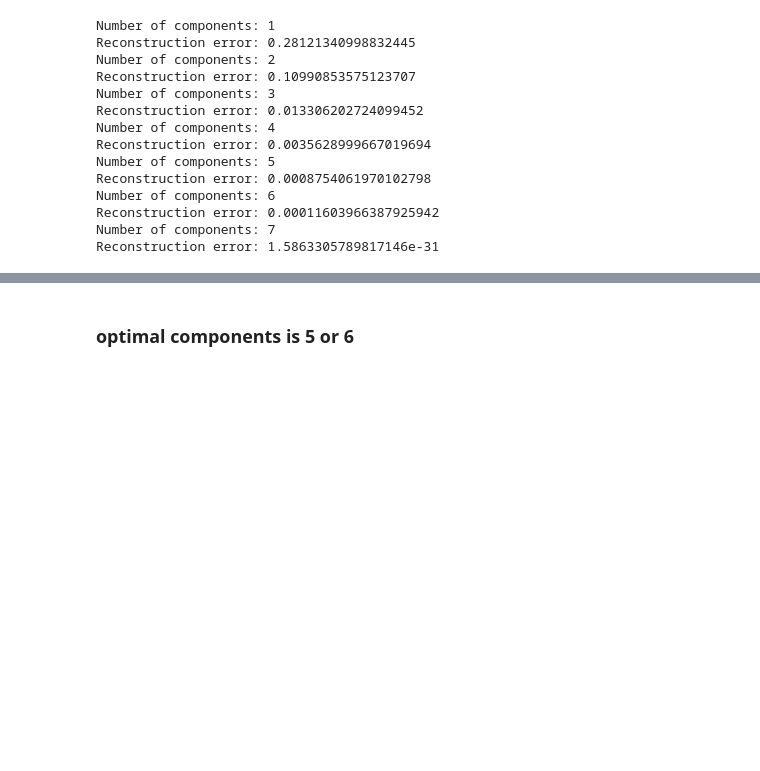
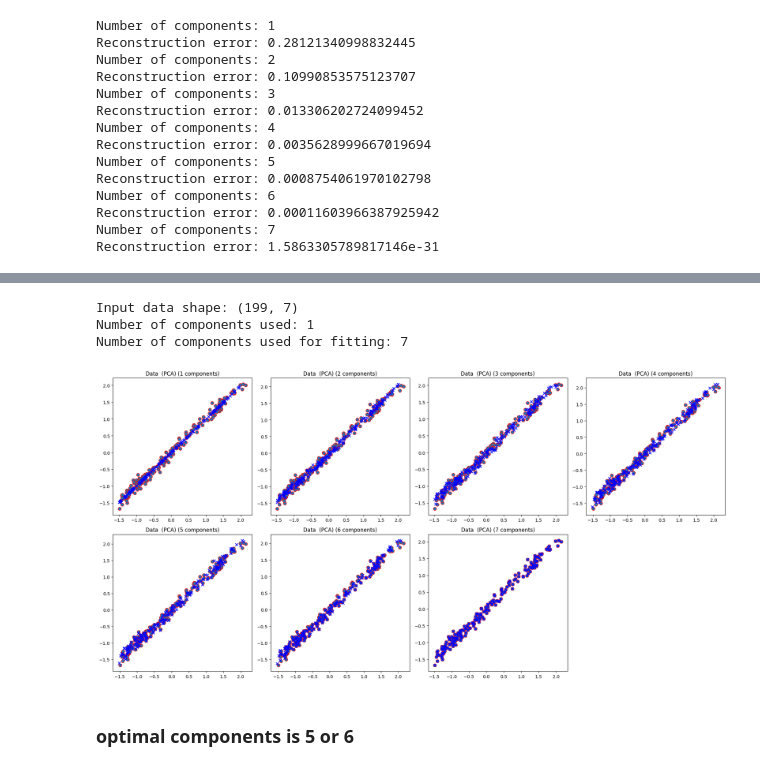
Before and after one commit to faridahamid/unsupervised-machine-learning-seeds-data, a Jupyter notebook: Unsupervised_seed.ipynb, the cells around one changed output, grey strips where cells are left out. Saved outputs shown, nothing was run; the diff lists cells and outputs as text; code cells hidden in the pictures; blank space fills up the shorter version.

```diff
--- a/Unsupervised_seed.ipynb
+++ b/Unsupervised_seed.ipynb
@@ -228,3 +211,32 @@ for n_components in range(1, 8):
+# %%
+print(f"Input data shape: {X.shape}")
+print(f"Number of components used: {i+1}")
+print(f"Number of components used for fitting: {pca.n_components}")
+# %% [output]
+Input data shape: (199, 7)
+Number of components used: 1
+Number of components used for fitting: 7
+# %%
+from sklearn.metrics import mean_squared_error
+
+plt.figure(figsize=(20, 10))
+for i in range(1, 8):
+    # Apply PCA
+    pca = PCA(n_components=i)
+    pca_1 = pca.fit_transform(X)
+
+    X_new = pca.inverse_transform(pca_1)
+    error = mean_squared_error(X, X_new)
+
+    plt.subplot(2, 4, i)
+    plt.scatter(X[:, 0], X[:, 1], edgecolor='red', s=50)
+    plt.scatter(X_new[:, 0], X_new[:, 1], c='blue', marker='x')
+    plt.title(f'Data  (PCA) ({i} components)')
+
+plt.tight_layout()
+plt.show()
+# %% [output]
+[figure, added]
 # %% [markdown]
 ### optimal components is 5 or 6
 # %%
```
Also changed, not shown: parts of 1 cell of this notebook.
